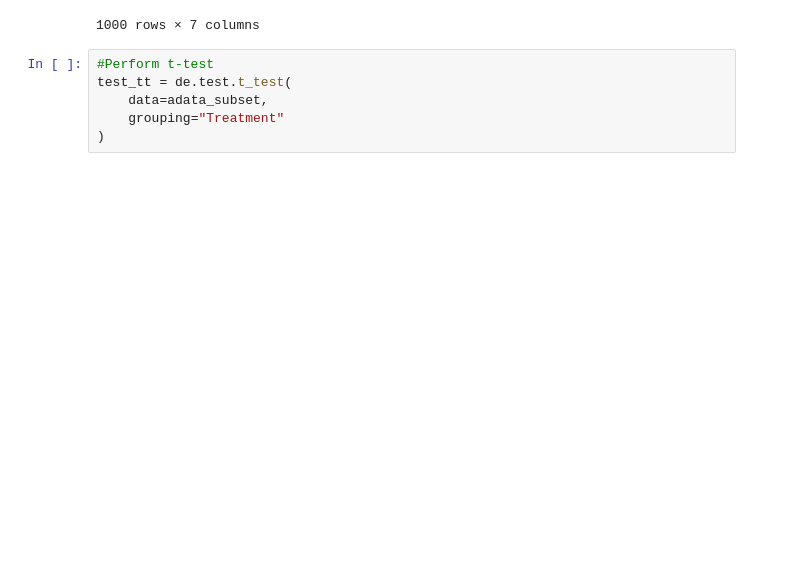
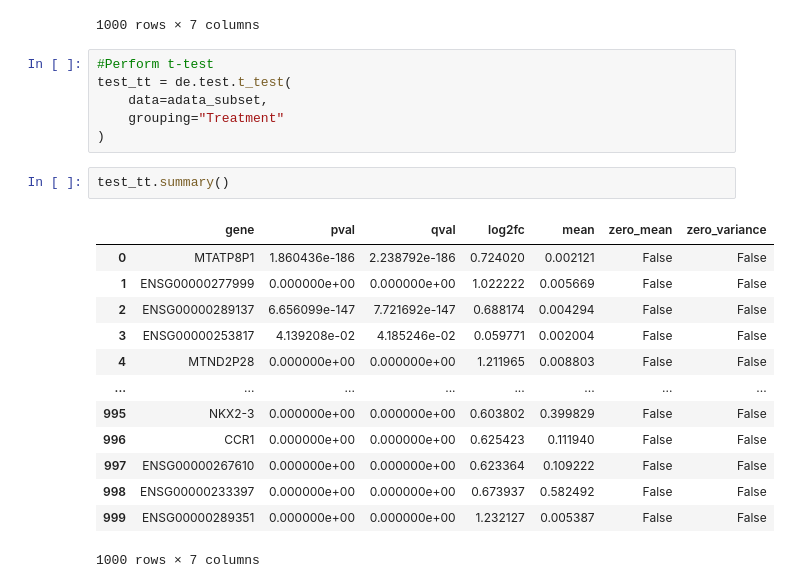
Before and after one commit to Droslj/scATAC-seq-complete-, a Jupyter notebook: scATAC_seq_(2)_DA_diffxpy.ipynb, the cells around one changed output. Cells and saved outputs as stored; diff of their text form; blank space fills up the shorter version.

```diff
--- a/scATAC_seq_(2)_DA_diffxpy.ipynb
+++ b/scATAC_seq_(2)_DA_diffxpy.ipynb
@@ -335,3 +335,19 @@ test_tt = de.test.t_test(
     data=adata_subset,
     grouping="Treatment"
 )
+# %%
+test_tt.summary()
+# %% [output]
+|  | gene | pval | qval | log2fc | mean | zero_mean | zero_variance |
+| 0 | MTATP8P1 | 1.860436e-186 | 2.238792e-186 | 0.724020 | 0.002121 | False | False |
+| 1 | ENSG00000277999 | 0.000000e+00 | 0.000000e+00 | 1.022222 | 0.005669 | False | False |
+| 2 | ENSG00000289137 | 6.656099e-147 | 7.721692e-147 | 0.688174 | 0.004294 | False | False |
+| 3 | ENSG00000253817 | 4.139208e-02 | 4.185246e-02 | 0.059771 | 0.002004 | False | False |
+| 4 | MTND2P28 | 0.000000e+00 | 0.000000e+00 | 1.211965 | 0.008803 | False | False |
+| ... | ... | ... | ... | ... | ... | ... | ... |
+| 995 | NKX2-3 | 0.000000e+00 | 0.000000e+00 | 0.603802 | 0.399829 | False | False |
+| 996 | CCR1 | 0.000000e+00 | 0.000000e+00 | 0.625423 | 0.111940 | False | False |
+| 997 | ENSG00000267610 | 0.000000e+00 | 0.000000e+00 | 0.623364 | 0.109222 | False | False |
+| 998 | ENSG00000233397 | 0.000000e+00 | 0.000000e+00 | 0.673937 | 0.582492 | False | False |
+| 999 | ENSG00000289351 | 0.000000e+00 | 0.000000e+00 | 1.232127 | 0.005387 | False | False |
+1000 rows × 7 columns
```
Also changed, not shown: parts of 3 cells of this notebook.
